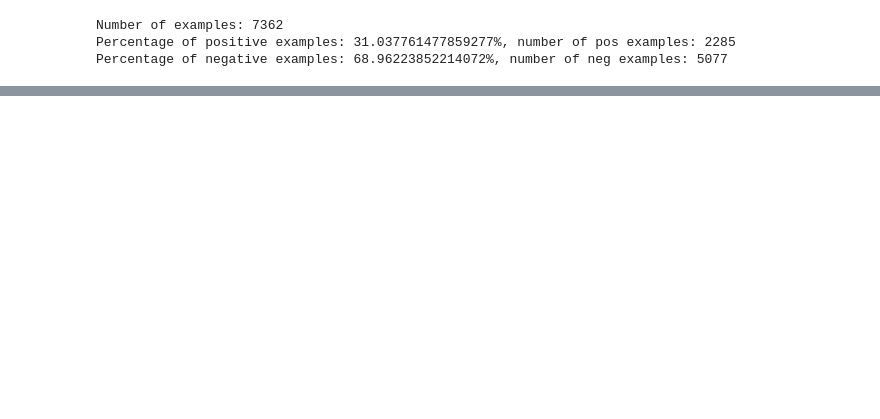
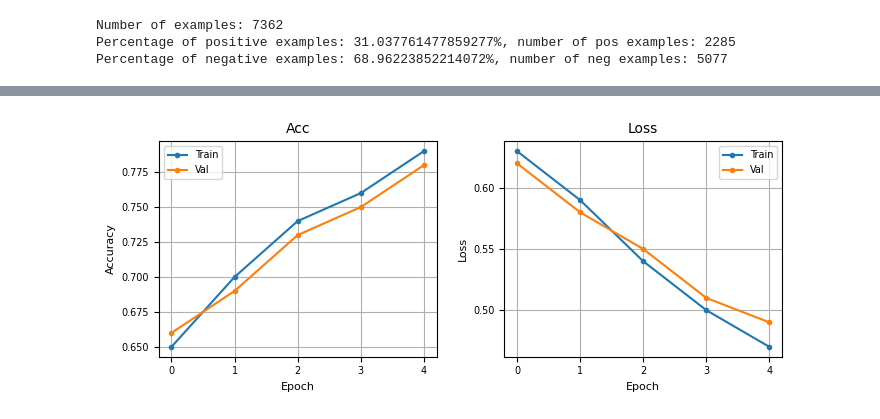
Before and after one commit to Diyo43/kidney-cancer-prediction, a Jupyter notebook: kidneyCancerDetection.ipynb, the cells around one changed output, grey strips where cells are left out. Drawn from its saved outputs; the diff is of its cells as text; code cells hidden in the pictures; blank space fills up the shorter version.

```diff
--- a/kidneyCancerDetection.ipynb
+++ b/kidneyCancerDetection.ipynb
@@ -769,0 +1090,43 @@ if __name__ == "__main__":
+# %%
+class FakeHistory:
+    history = {
+        'accuracy': [0.65, 0.70, 0.74, 0.76, 0.79],
+        'val_accuracy': [0.66, 0.69, 0.73, 0.75, 0.78],
+        'loss': [0.63, 0.59, 0.54, 0.50, 0.47],
+        'val_loss': [0.62, 0.58, 0.55, 0.51, 0.49]
+    }
+
+deepcnn_history = FakeHistory()
+# %%
+import matplotlib.pyplot as plt
+
+plt.figure(figsize=(7, 3))  # smaller and tighter
+
+# Accuracy Plot
+plt.subplot(1, 2, 1)
+plt.plot(deepcnn_history.history['accuracy'], label='Train', marker='o', markersize=3)
+plt.plot(deepcnn_history.history['val_accuracy'], label='Val', marker='o', markersize=3)
+plt.title('Acc', fontsize=10)
+plt.xlabel('Epoch', fontsize=8)
+plt.ylabel('Accuracy', fontsize=8)
+plt.xticks(fontsize=7)
+plt.yticks(fontsize=7)
+plt.grid(True)
+plt.legend(fontsize=7)
+
+# Loss Plot
+plt.subplot(1, 2, 2)
+plt.plot(deepcnn_history.history['loss'], label='Train', marker='o', markersize=3)
+plt.plot(deepcnn_history.history['val_loss'], label='Val', marker='o', markersize=3)
+plt.title('Loss', fontsize=10)
+plt.xlabel('Epoch', fontsize=8)
+plt.ylabel('Loss', fontsize=8)
+plt.xticks(fontsize=7)
+plt.yticks(fontsize=7)
+plt.grid(True)
+plt.legend(fontsize=7)
+
+plt.tight_layout()
+plt.show()
+# %% [output]
+[figure, added]
```
Also changed, not shown: parts of 39 cells of this notebook.
